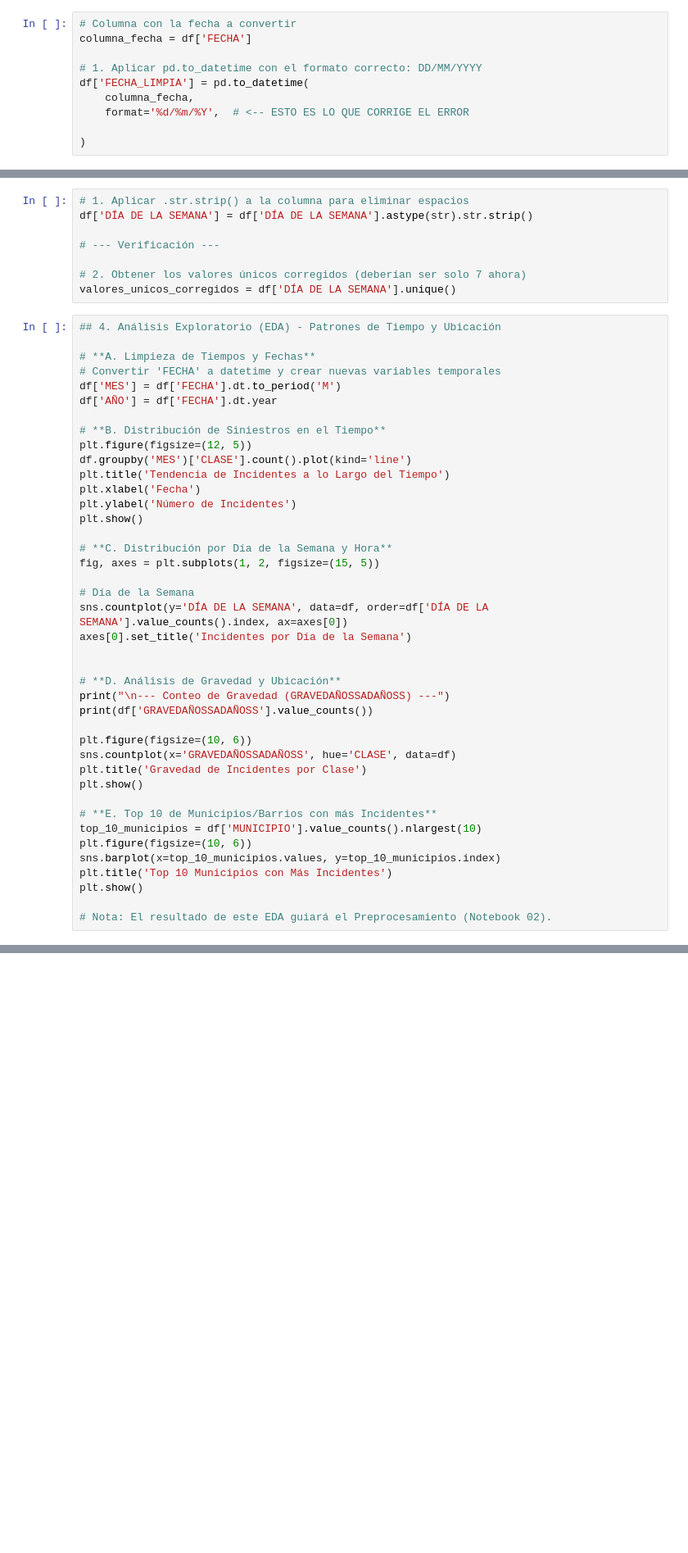
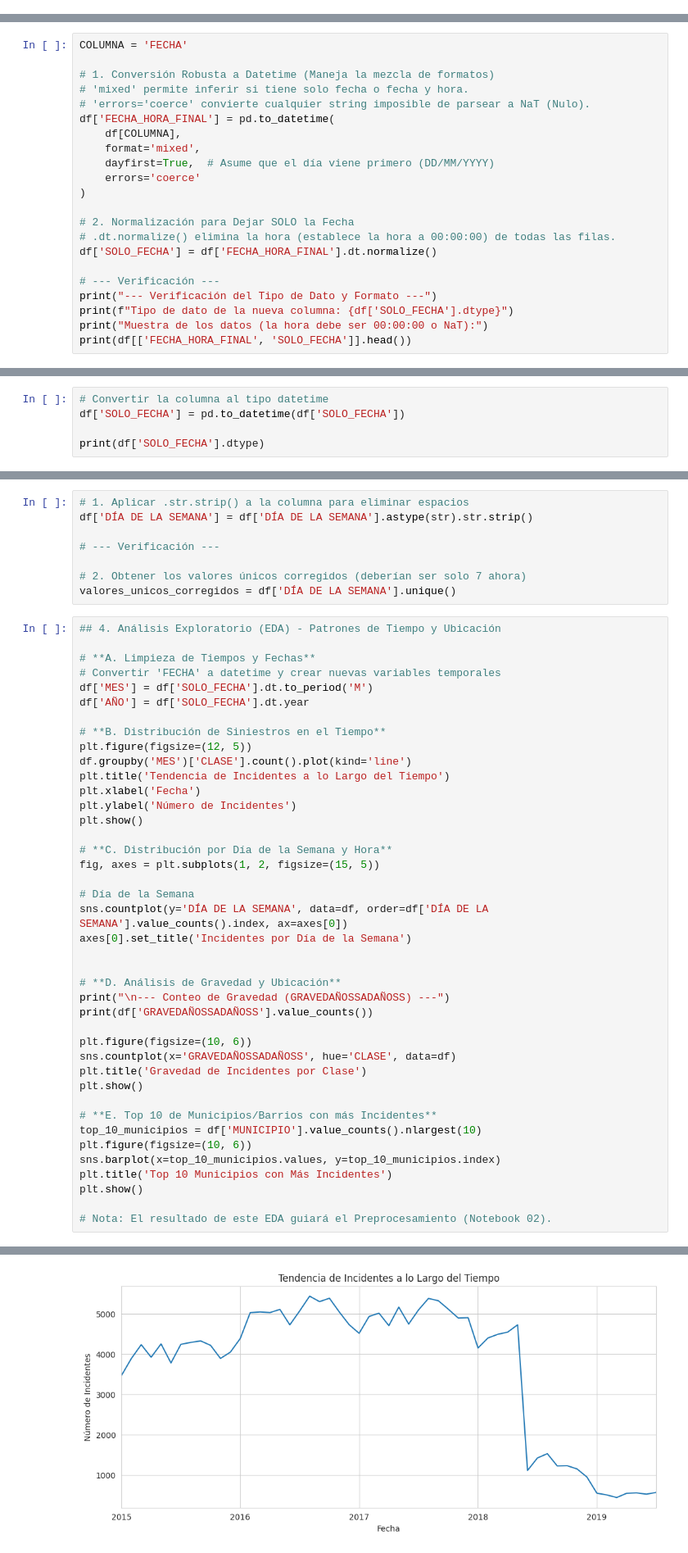
Before and after one commit to AleAguirreM/Proyecto-ACCIDENTALIDAD-VIAL, a Jupyter notebook: Untitled3.ipynb, the cells around one changed output, grey strips where cells are left out. Shown at 82% size. Drawn from its saved outputs; the diff is of its cells as text; blank space fills up the shorter version.

```diff
--- a/Untitled3.ipynb
+++ b/Untitled3.ipynb
@@ -161,13 +161,3 @@ df
 | 203433 | 631.0 | SABANETA | 31/08/2018 | 18:10:00 | VIERNES | VOLCAMIENTO | CR 49 CL 51 Sur | HERIDOS | ... |
 | 203434 | 631.0 | SABANETA | 2/08/2018 | 20:15:00 | JUEVES | ATROPELLO | CR 49 CL 75 Sur | MUERTOS | ... |
 203385 rows × 12 columns
-# %%
-# Columna con la fecha a convertir
-columna_fecha = df['FECHA']
-
-# 1. Aplicar pd.to_datetime con el formato correcto: DD/MM/YYYY
-df['FECHA_LIMPIA'] = pd.to_datetime(
-    columna_fecha,
-    format='%d/%m/%Y',  # <-- ESTO ES LO QUE CORRIGE EL ERROR
-
-)
@@ -178,0 +164,22 @@ ValueError: unconverted data remains when parsing with format "%d/%m/%Y": " 03:4
+# %%
+COLUMNA = 'FECHA'
+
+# 1. Conversión Robusta a Datetime (Maneja la mezcla de formatos)
+# 'mixed' permite inferir si tiene solo fecha o fecha y hora.
+# 'errors='coerce' convierte cualquier string imposible de parsear a NaT (Nulo).
+df['FECHA_HORA_FINAL'] = pd.to_datetime(
+    df[COLUMNA],
+    format='mixed',
+    dayfirst=True,  # Asume que el día viene primero (DD/MM/YYYY)
+    errors='coerce'
+)
+
+# 2. Normalización para Dejar SOLO la Fecha
+# .dt.normalize() elimina la hora (establece la hora a 00:00:00) de todas las filas.
+df['SOLO_FECHA'] = df['FECHA_HORA_FINAL'].dt.normalize()
+
+# --- Verificación ---
+print("--- Verificación del Tipo de Dato y Formato ---")
+print(f"Tipo de dato de la nueva columna: {df['SOLO_FECHA'].dtype}")
+print("Muestra de los datos (la hora debe ser 00:00:00 o NaT):")
+print(df[['FECHA_HORA_FINAL', 'SOLO_FECHA']].head())
@@ -178,0 +206,5 @@ ValueError: unconverted data remains when parsing with format "%d/%m/%Y": " 03:4
+# %%
+# Convertir la columna al tipo datetime
+df['SOLO_FECHA'] = pd.to_datetime(df['SOLO_FECHA'])
+
+print(df['SOLO_FECHA'].dtype)
@@ -191,8 +246,8 @@ valores_unicos_corregidos = df['DÍA DE LA SEMANA'].unique()
 
 # **A. Limpieza de Tiempos y Fechas**
 # Convertir 'FECHA' a datetime y crear nuevas variables temporales
-df['MES'] = df['FECHA'].dt.to_period('M')
-df['AÑO'] = df['FECHA'].dt.year
+df['MES'] = df['SOLO_FECHA'].dt.to_period('M')
+df['AÑO'] = df['SOLO_FECHA'].dt.year
 
 # **B. Distribución de Siniestros en el Tiempo**
 plt.figure(figsize=(12, 5))
@@ -227,3 +282,4 @@ plt.title('Top 10 Municipios con Más Incidentes')
 plt.show()
 
 # Nota: El resultado de este EDA guiará el Preprocesamiento (Notebook 02).
+# %% [output]
@@ -229,0 +296 @@ plt.show()
+[figure, added]
```
Also changed, not shown: parts of 5 cells of this notebook.
